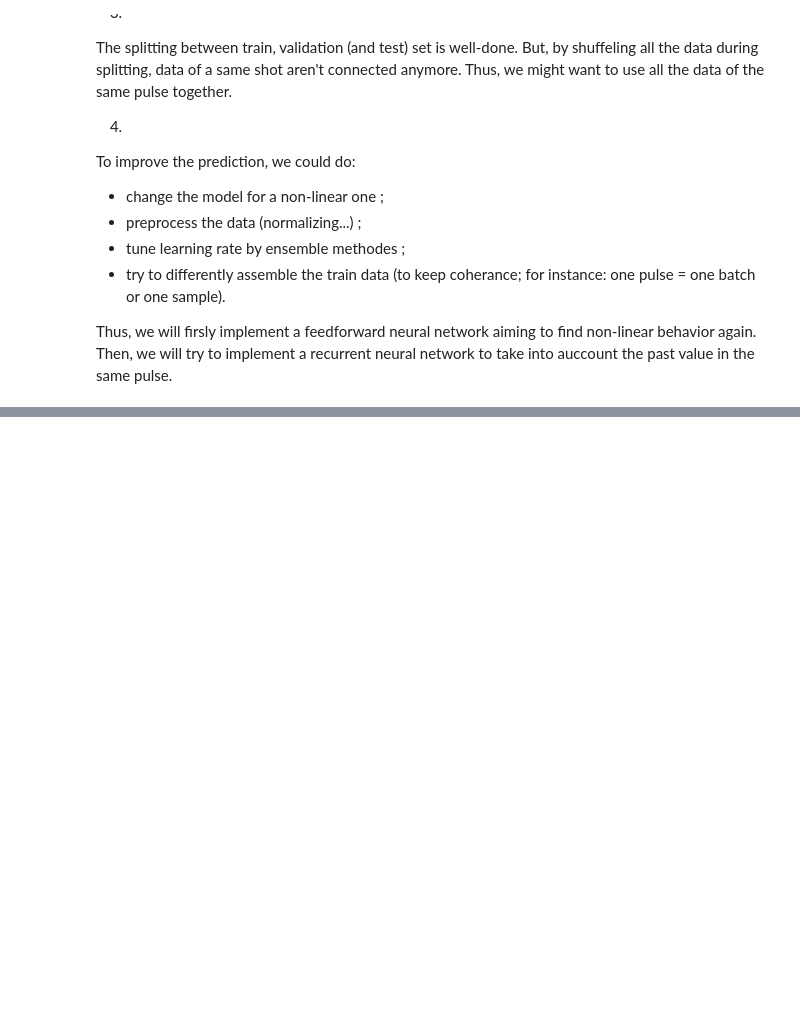
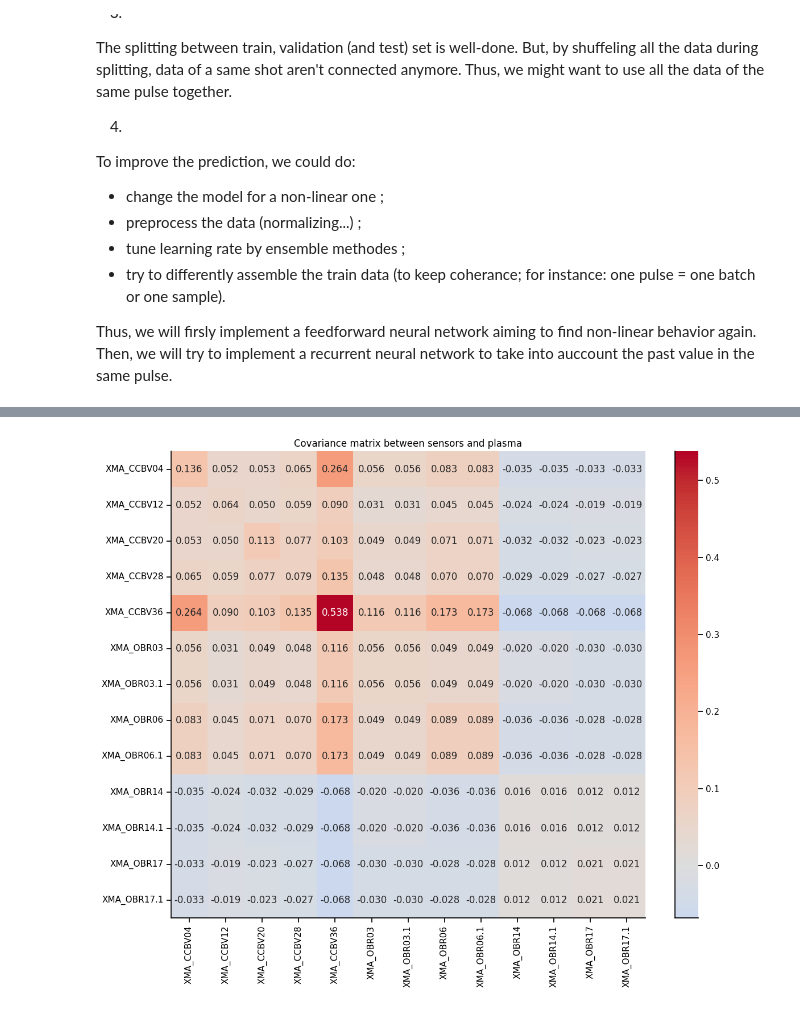
Before and after one commit to LouisBrusset/ITER-data-science-challenges, a Jupyter notebook: notebooks/MAST Plasma Current.ipynb, the cells around one changed output, grey strips where cells are left out. Saved outputs shown, nothing was run; the diff lists cells and outputs as text; code cells hidden in the pictures; blank space fills up the shorter version.

```diff
--- a/notebooks/MAST Plasma Current.ipynb
+++ b/notebooks/MAST Plasma Current.ipynb
@@ -240,0 +322,12 @@ Then, we will try to implement a recurrent neural network to take into auccount
+# %%
+# Covariance matrix
+
+plt.figure(figsize=(12, 10))
+cov_matrix = train_without_plasma_current.cov()
+sns.heatmap(cov_matrix, annot=True, fmt=".3f", cmap="coolwarm", center=0)
+plt.title("Covariance matrix between sensors and plasma")
+plt.tight_layout()
+sns.despine()
+plt.show()
+# %% [output]
+[figure, added]
```
Also changed, not shown: parts of 15 cells of this notebook.
